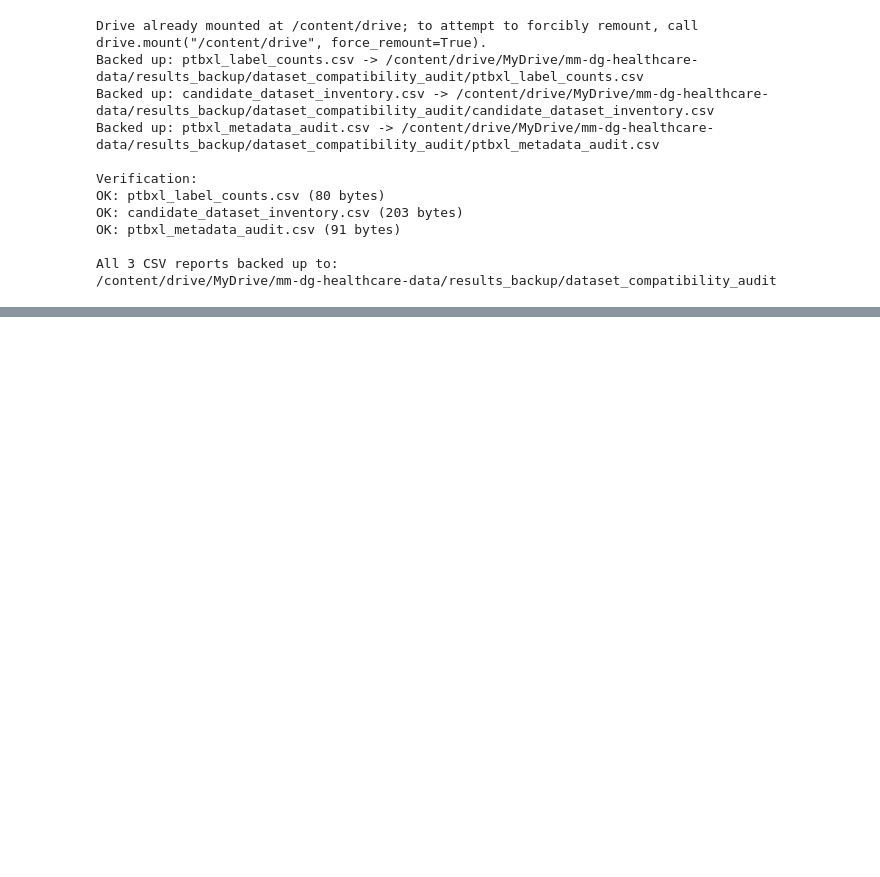
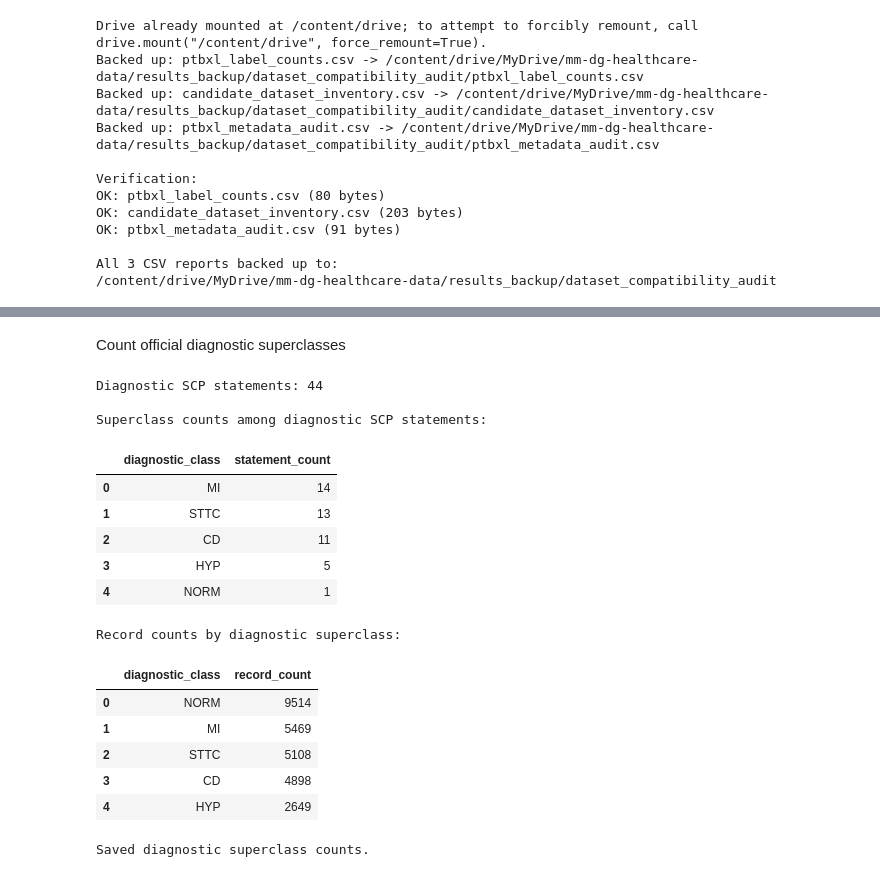
Before and after one commit to Sakina152/mm-dg-healthcare, a Jupyter notebook: notebooks/07_dataset_compatibility_audit.ipynb, the cells around one changed output, grey strips where cells are left out. Saved outputs shown, nothing was run; the diff lists cells and outputs as text; code cells hidden in the pictures; blank space fills up the shorter version.

```diff
--- a/notebooks/07_dataset_compatibility_audit.ipynb
+++ b/notebooks/07_dataset_compatibility_audit.ipynb
@@ -464,0 +500,69 @@ All 3 CSV reports backed up to:
+# %% [markdown]
+Count official diagnostic superclasses
+# %%
+
+# Keep statements marked as diagnostic in the official SCP mapping.
+diagnostic = scp[scp["diagnostic"] == 1].copy()
+
+print("Diagnostic SCP statements:", len(diagnostic))
+print("\nSuperclass counts among diagnostic SCP statements:")
+display(
+    diagnostic["diagnostic_class"]
+    .value_counts(dropna=False)
+    .rename_axis("diagnostic_class")
+    .reset_index(name="statement_count")
+)
+
+def get_diagnostic_classes(value):
+    codes = ast.literal_eval(value) if isinstance(value, str) else {}
+    classes = set()
+
+    for code, likelihood in codes.items():
+        if likelihood <= 0 or code not in diagnostic.index:
+            continue
+
+        superclass = diagnostic.loc[code, "diagnostic_class"]
+
+        if pd.notna(superclass) and str(superclass).strip():
+            classes.add(str(superclass).strip())
+
+    return sorted(classes)
+
+df["diagnostic_classes"] = df["scp_codes"].apply(get_diagnostic_classes)
+
+class_counts = (
+    df["diagnostic_classes"]
+    .explode()
+    .dropna()
+    .value_counts()
+    .rename_axis("diagnostic_class")
+    .reset_index(name="record_count")
+)
+
+print("\nRecord counts by diagnostic superclass:")
+display(class_counts)
+
+class_counts.to_csv(
+    OUT / "ptbxl_diagnostic_superclass_counts.csv",
+    index=False
+)
+
+print("Saved diagnostic superclass counts.")
+# %% [output]
+Diagnostic SCP statements: 44
+
+Superclass counts among diagnostic SCP statements:
+|  | diagnostic_class | statement_count |
+| 0 | MI | 14 |
+| 1 | STTC | 13 |
+| 2 | CD | 11 |
+| 3 | HYP | 5 |
+| 4 | NORM | 1 |
+Record counts by diagnostic superclass:
+|  | diagnostic_class | record_count |
+| 0 | NORM | 9514 |
+| 1 | MI | 5469 |
+| 2 | STTC | 5108 |
+| 3 | CD | 4898 |
+| 4 | HYP | 2649 |
+Saved diagnostic superclass counts.
```
Also changed, not shown: parts of 10 cells of this notebook.
